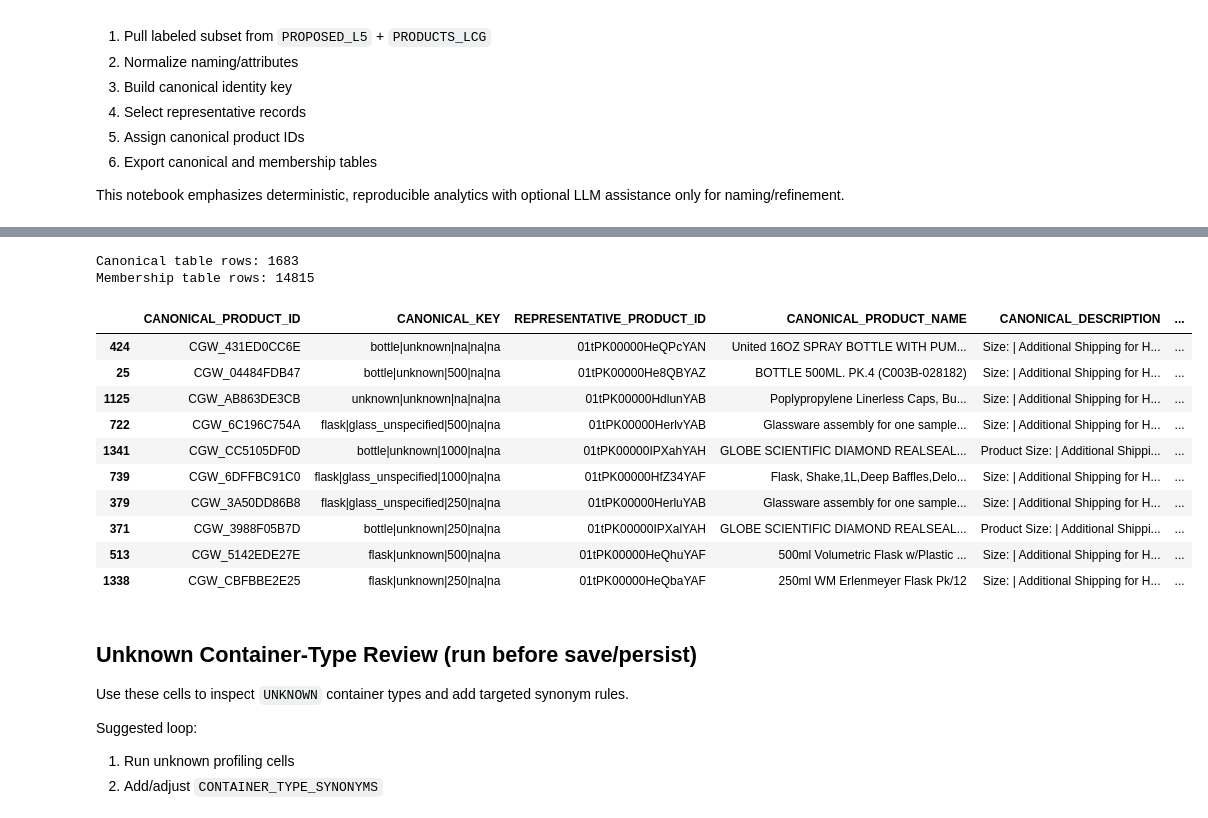
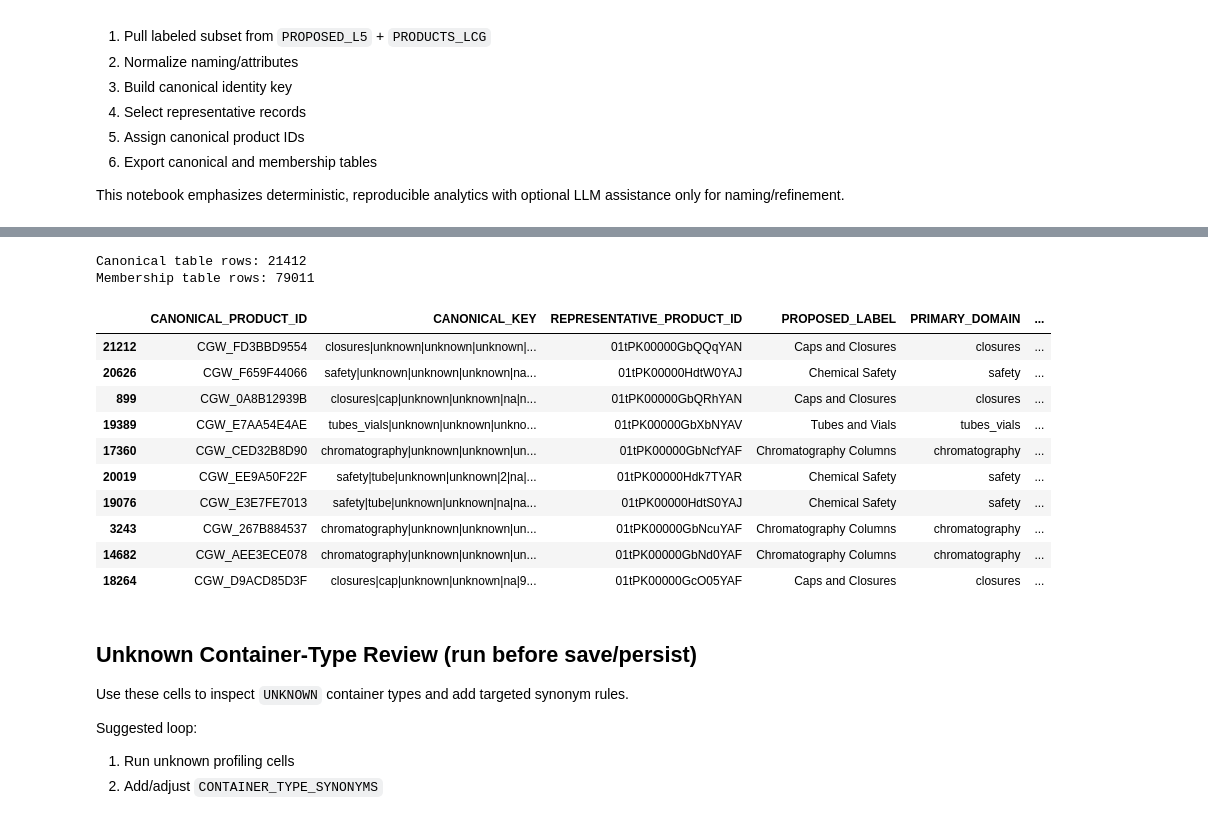
Before and after one commit to smcmahonSE/auto_classification, a Jupyter notebook: analysis/notebooks/glassware_canonical_analysis.ipynb, the cells around one changed output, grey strips where cells are left out. Drawn from its saved outputs; the diff is of its cells as text; code cells hidden in the pictures.

```diff
--- a/analysis/notebooks/glassware_canonical_analysis.ipynb
+++ b/analysis/notebooks/glassware_canonical_analysis.ipynb
@@ -309,16 +485,27 @@ df["CONTAINER_SUBTYPE"] = [detect_container_subtype(t, s) for t, s in zip(df["NO
 # Backward-compatible alias used in downstream cells.
 df["CONTAINER_TYPE"] = df["CONTAINER_FAMILY"]
 
+df["PRIMARY_DOMAIN"] = [
+    infer_primary_domain(t, lbl) for t, lbl in zip(df["NORM_TEXT"], df.get("PROPOSED_LABEL", pd.Series(index=df.index)))
+]
+
 df["MATERIAL_STD"] = [detect_material(t, s) for t, s in zip(df["NORM_TEXT"], df["SPEC_NORM"])]
 df["VOLUME_ML"] = [parse_primary_volume_ml(t, s) for t, s in zip(df["NORM_TEXT"], df["SPEC_NORM"])]
 df["DIMENSION_MM"] = df["NORM_TEXT"].map(parse_primary_dimension_mm)
 df["PACK_COUNT"] = [parse_pack_count(t, s) for t, s in zip(df["NORM_TEXT"], df["SPEC_NORM"])]
+df["CLOSURE_STYLE"] = [detect_closure_style(t, s) for t, s in zip(df["NORM_TEXT"], df["SPEC_NORM"])]
+df["SAFETY_TYPE"] = df["NORM_TEXT"].map(detect_safety_type)
+df["CHROMATOGRAPHY_TYPE"] = [detect_chromatography_type(t, s) for t, s in zip(df["NORM_TEXT"], df["SPEC_NORM"])]
 
 # Basic completeness score favors records useful as canonical exemplars.
 score_cols = [
+    "PRIMARY_DOMAIN",
     "CONTAINER_FAMILY",
     "CONTAINER_SUBTYPE",
     "MATERIAL_STD",
+    "CLOSURE_STYLE",
+    "SAFETY_TYPE",
+    "CHROMATOGRAPHY_TYPE",
     "VOLUME_ML",
     "DIMENSION_MM",
     "PACK_COUNT",
@@ -331,7 +518,13 @@ df["COMPLETENESS_SCORE"] = sum(df[c].notna().astype(int) for c in score_cols if
 
 df[[
     "PRODUCT_ID",
+    "PROPOSED_LABEL",
+    "PRIMARY_DOMAIN",
     "CONTAINER_TYPE",
+    "CONTAINER_SUBTYPE",
+    "CLOSURE_STYLE",
+    "SAFETY_TYPE",
+    "CHROMATOGRAPHY_TYPE",
     "MATERIAL_STD",
     "VOLUME_ML",
     "DIMENSION_MM",
@@ -358,6 +551,7 @@ df[[
 # ------------------
 
 def canonical_key(row: pd.Series) -> str:
+    domain = row.get("PRIMARY_DOMAIN") or "unknown"
     family = row.get("CONTAINER_FAMILY") or "unknown"
     subtype = row.get("CONTAINER_SUBTYPE") or "unknown"
     mat = row.get("MATERIAL_STD") or "unknown"
@@ -372,8 +566,12 @@ def canonical_key(row: pd.Series) -> str:
     size_txt = normalize_text(row.get("SPEC_SIZE_VALUE", ""))
     size_bucket = size_txt[:40] if size_txt else "na"
 
+    closure = normalize_text(row.get("CLOSURE_STYLE", ""))[:20] or "na"
+    safety = normalize_text(row.get("SAFETY_TYPE", ""))[:20] or "na"
+    chrom = normalize_text(row.get("CHROMATOGRAPHY_TYPE", ""))[:20] or "na"
+
     # pack count is variant, not core identity.
-    return "|".join([family, subtype, mat, vol_bucket, dim_bucket, size_bucket])
+    return "|".join([domain, family, subtype, mat, vol_bucket, dim_bucket, size_bucket, closure, safety, chrom])
 
 
 df["CANONICAL_KEY"] = df.apply(canonical_key, axis=1)
@@ -432,48 +630,59 @@ canonical_cols = [
     "CANONICAL_PRODUCT_ID",
     "CANONICAL_KEY",
     "REPRESENTATIVE_PRODUCT_ID",
+    "PROPOSED_LABEL",
+    "PRIMARY_DOMAIN",
     "CANONICAL_PRODUCT_NAME",
     "CANONICAL_DESCRIPTION",
     "CONTAINER_FAMILY",
     "CONTAINER_SUBTYPE",
+    "CLOSURE_STYLE",
+    "SAFETY_TYPE",
+    "CHROMATOGRAPHY_TYPE",
     "MATERIAL_STD",
     "VOLUME_ML",
     "DIMENSION_MM",
     "SPEC_SIZE_VALUE",
     "SPEC_SIZE_QUANTITY",
     "GROUP_SIZE",
     "NEEDS_REVIEW",
 ]
 canonical_cols = [c for c in canonical_cols if c in canonical_df.columns]
 canonical_df = canonical_df[canonical_cols].sort_values(["GROUP_SIZE", "CANONICAL_PRODUCT_ID"], ascending=[False, True])
 
 membership_df = df[[
     "PRODUCT_ID",
     "CANONICAL_PRODUCT_ID",
     "CANONICAL_KEY",
     "PROPOSED_CLUSTER",
     "PROPOSED_LABEL",
+    "PRIMARY_DOMAIN",
+    "CONTAINER_FAMILY",
+    "CONTAINER_SUBTYPE",
+    "CLOSURE_STYLE",
+    "SAFETY_TYPE",
+    "CHROMATOGRAPHY_TYPE",
     "PACK_COUNT",
     "COMPLETENESS_SCORE",
 ]].copy()
 
 print("Canonical table rows:", len(canonical_df))
 print("Membership table rows:", len(membership_df))
 canonical_df.head(10)
 # %% [output]
-Canonical table rows: 1683
-Membership table rows: 14815
+Canonical table rows: 21412
+Membership table rows: 79011
-|  | CANONICAL_PRODUCT_ID | CANONICAL_KEY | REPRESENTATIVE_PRODUCT_ID | CANONICAL_PRODUCT_NAME | CANONICAL_DESCRIPTION | ... |
-| 424 | CGW_431ED0CC6E | bottle|unknown|na|na|na | 01tPK00000HeQPcYAN | United 16OZ SPRAY BOTTLE WITH PUM... | Size: | Additional Shipping for H... | ... |
-| 25 | CGW_04484FDB47 | bottle|unknown|500|na|na | 01tPK00000He8QBYAZ | BOTTLE 500ML. PK.4 (C003B-028182) | Size: | Additional Shipping for H... | ... |
-| 1125 | CGW_AB863DE3CB | unknown|unknown|na|na|na | 01tPK00000HdlunYAB | Poplypropylene Linerless Caps, Bu... | Size: | Additional Shipping for H... | ... |
-| 722 | CGW_6C196C754A | flask|glass_unspecified|500|na|na | 01tPK00000HerlvYAB | Glassware assembly for one sample... | Size: | Additional Shipping for H... | ... |
-| 1341 | CGW_CC5105DF0D | bottle|unknown|1000|na|na | 01tPK00000IPXahYAH | GLOBE SCIENTIFIC DIAMOND REALSEAL... | Product Size: | Additional Shippi... | ... |
-| 739 | CGW_6DFFBC91C0 | flask|glass_unspecified|1000|na|na | 01tPK00000HfZ34YAF | Flask, Shake,1L,Deep Baffles,Delo... | Size: | Additional Shipping for H... | ... |
-| 379 | CGW_3A50DD86B8 | flask|glass_unspecified|250|na|na | 01tPK00000HerluYAB | Glassware assembly for one sample... | Size: | Additional Shipping for H... | ... |
-| 371 | CGW_3988F05B7D | bottle|unknown|250|na|na | 01tPK00000IPXalYAH | GLOBE SCIENTIFIC DIAMOND REALSEAL... | Product Size: | Additional Shippi... | ... |
-| 513 | CGW_5142EDE27E | flask|unknown|500|na|na | 01tPK00000HeQhuYAF | 500ml Volumetric Flask w/Plastic ... | Size: | Additional Shipping for H... | ... |
-| 1338 | CGW_CBFBBE2E25 | flask|unknown|250|na|na | 01tPK00000HeQbaYAF | 250ml WM Erlenmeyer Flask Pk/12 | Size: | Additional Shipping for H... | ... |
+|  | CANONICAL_PRODUCT_ID | CANONICAL_KEY | REPRESENTATIVE_PRODUCT_ID | PROPOSED_LABEL | PRIMARY_DOMAIN | ... |
+| 21212 | CGW_FD3BBD9554 | closures|unknown|unknown|unknown|... | 01tPK00000GbQQqYAN | Caps and Closures | closures | ... |
+| 20626 | CGW_F659F44066 | safety|unknown|unknown|unknown|na... | 01tPK00000HdtW0YAJ | Chemical Safety | safety | ... |
+| 899 | CGW_0A8B12939B | closures|cap|unknown|unknown|na|n... | 01tPK00000GbQRhYAN | Caps and Closures | closures | ... |
+| 19389 | CGW_E7AA54E4AE | tubes_vials|unknown|unknown|unkno... | 01tPK00000GbXbNYAV | Tubes and Vials | tubes_vials | ... |
+| 17360 | CGW_CED32B8D90 | chromatography|unknown|unknown|un... | 01tPK00000GbNcfYAF | Chromatography Columns | chromatography | ... |
+| 20019 | CGW_EE9A50F22F | safety|tube|unknown|unknown|2|na|... | 01tPK00000Hdk7TYAR | Chemical Safety | safety | ... |
+| 19076 | CGW_E3E7FE7013 | safety|tube|unknown|unknown|na|na... | 01tPK00000HdtS0YAJ | Chemical Safety | safety | ... |
+| 3243 | CGW_267B884537 | chromatography|unknown|unknown|un... | 01tPK00000GbNcuYAF | Chromatography Columns | chromatography | ... |
+| 14682 | CGW_AEE3ECE078 | chromatography|unknown|unknown|un... | 01tPK00000GbNd0YAF | Chromatography Columns | chromatography | ... |
+| 18264 | CGW_D9ACD85D3F | closures|cap|unknown|unknown|na|9... | 01tPK00000GcO05YAF | Caps and Closures | closures | ... |
 # %% [markdown]
 ## Unknown Container-Type Review (run before save/persist)
 
```
Also changed, not shown: parts of 10 cells of this notebook, 1 other file.
